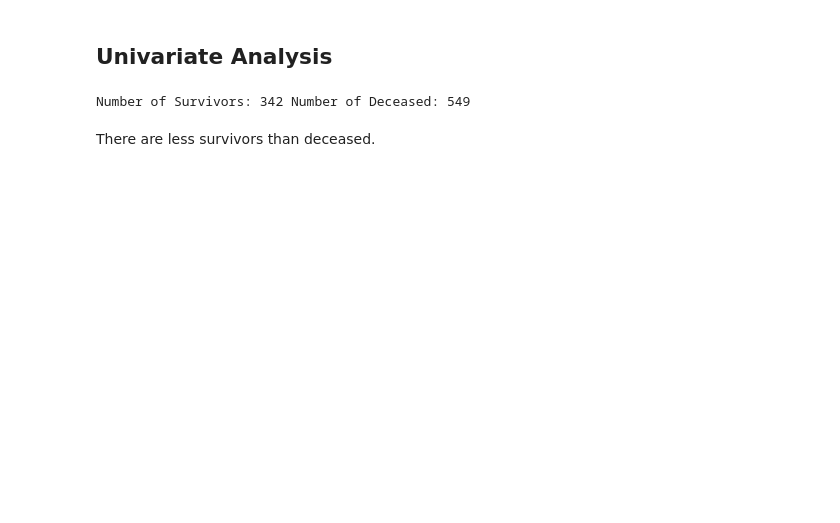
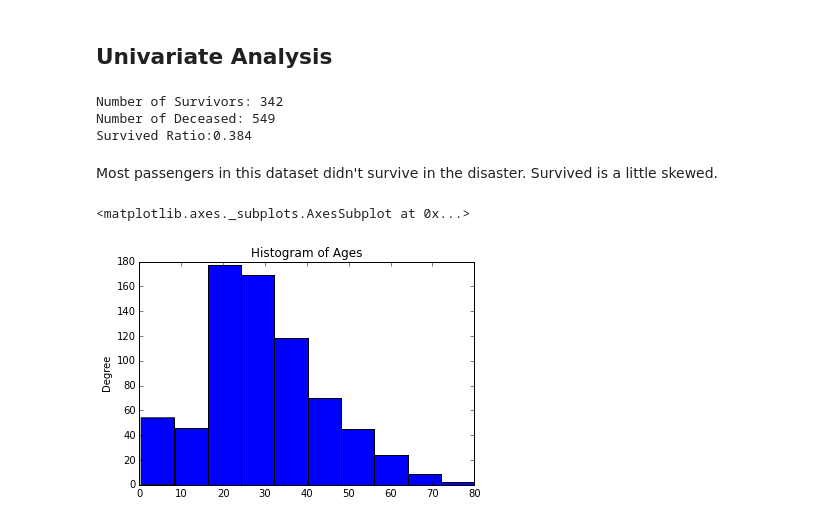
Before and after one commit to richardsun-voyager/DataAnalystNanodegreeProjects, a Jupyter notebook: TitanicDataAnalysis/TitanicDataExploration.ipynb, the cells around one changed output. Drawn from its saved outputs; the diff is of its cells as text; code cells hidden in the pictures; blank space fills up the shorter version.

Commit message:
modified:   TitanicDataAnalysis/.ipynb_checkpoints/TitanicDataExploration-checkpoint.ipynb 	modified:   TitanicDataAnalysis/TitanicDataExploration.ipynb

```diff
--- a/TitanicDataAnalysis/TitanicDataExploration.ipynb
+++ b/TitanicDataAnalysis/TitanicDataExploration.ipynb
@@ -84,9 +85,21 @@ PassengerId, Name and Ticket are just labels for a passenger, they are unique fo
 In this problem, we focus on what factors can be contributed to the survival status of passengers. Therefore, *Survived* is a dependant variable, which was determined by other factors during the crisis. We'll treat *Pcalss, Sex, Age, SibSp, Parch, Fare and Embarked* as independent variables which might have certain influence over Survived, and explore the relationship between them and Survived through statistic tools and plots.
 # %% [markdown]
 ##  Univariate Analysis
-# %%
-print 'Number of Survivors:', sum(titanic_data['Survived'] == 1), 'Number of Deceased:', sum(titanic_data['Survived'] == 0)
-# %% [output]
-Number of Survivors: 342 Number of Deceased: 549
-# %% [markdown]
-There are less survivors than deceased.
+# %%
+survived_count = sum(titanic_data['Survived'] == 1)
+deceased_count = sum(titanic_data['Survived'] == 0)
+survived_ratio = survived_count*1.0/(survived_count + deceased_count)
+print 'Number of Survivors:', survived_count
+print 'Number of Deceased:', deceased_count
+print 'Survived Ratio:{0:.3f}'.format(survived_ratio)
+# %% [output]
+Number of Survivors: 342
+Number of Deceased: 549
+Survived Ratio:0.384
+# %% [markdown]
+Most passengers in this dataset didn't survive in the disaster. Survived is a little skewed.
+# %%
+titanic_data['Age'].plot(kind='hist',title='Histogram of Ages')
+# %% [output]
+<matplotlib.axes._subplots.AxesSubplot at 0x...>
+[figure, added]
```
Also changed, not shown: parts of 59 cells of this notebook.
